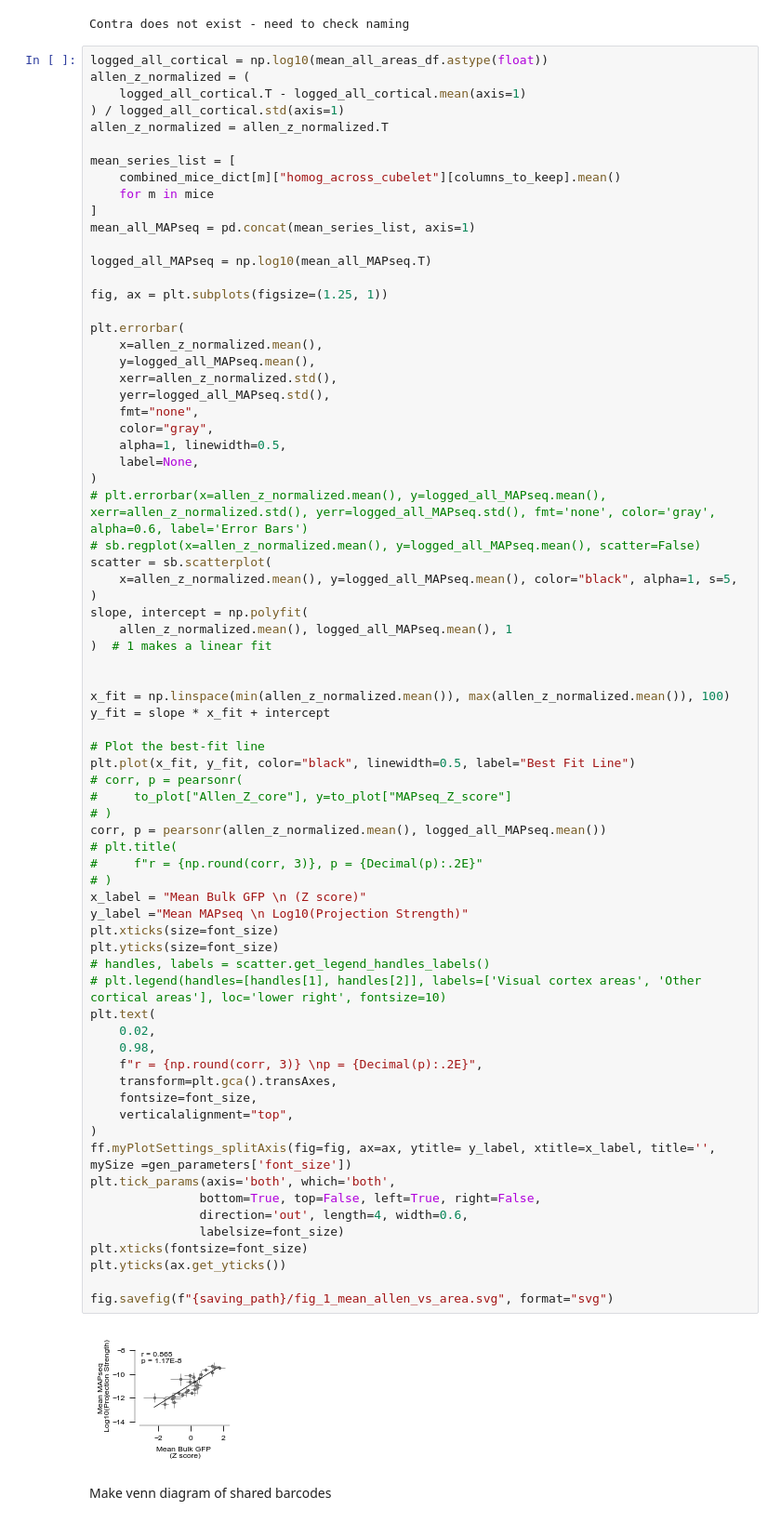
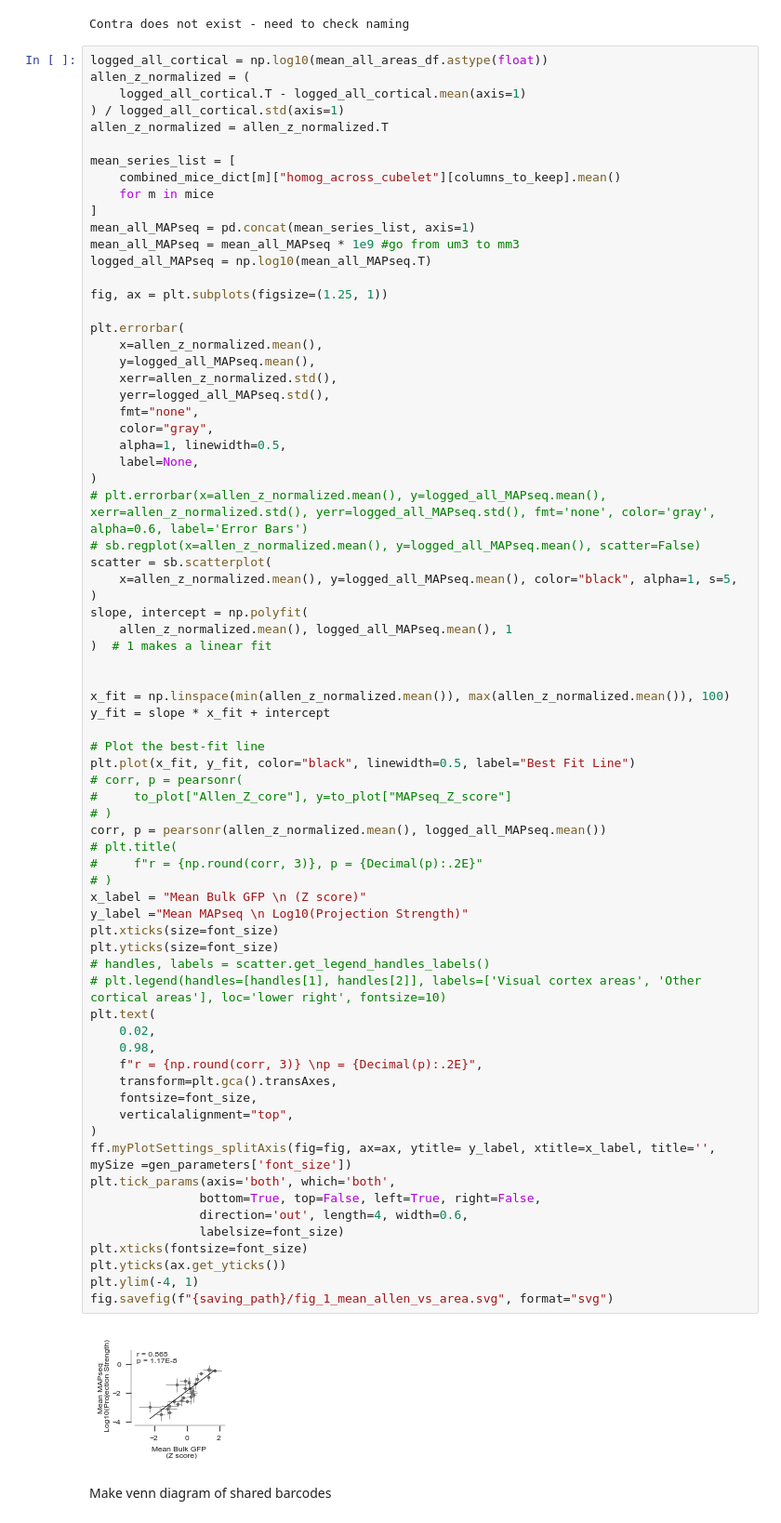
Before and after one commit to znamlab/MAPseq_processing, a Jupyter notebook: final_processing/fig_1_overview_dataset_updated.ipynb, the cells around one changed output. Shown at 93% size. Saved outputs shown, nothing was run; the diff lists cells and outputs as text.

```diff
--- a/final_processing/fig_1_overview_dataset_updated.ipynb
+++ b/final_processing/fig_1_overview_dataset_updated.ipynb
@@ -766,7 +766,7 @@ mean_series_list = [
     for m in mice
 ]
 mean_all_MAPseq = pd.concat(mean_series_list, axis=1)
-
+mean_all_MAPseq = mean_all_MAPseq * 1e9 #go from um3 to mm3
 logged_all_MAPseq = np.log10(mean_all_MAPseq.T)
 
 fig, ax = plt.subplots(figsize=(1.25, 1))
@@ -799,35 +799,35 @@ plt.plot(x_fit, y_fit, color="black", linewidth=0.5, label="Best Fit Line")
 # corr, p = pearsonr(
 #     to_plot["Allen_Z_core"], y=to_plot["MAPseq_Z_score"]
 # )
 corr, p = pearsonr(allen_z_normalized.mean(), logged_all_MAPseq.mean())
 # plt.title(
 #     f"r = {np.round(corr, 3)}, p = {Decimal(p):.2E}"
 # )
 x_label = "Mean Bulk GFP \n (Z score)"
 y_label ="Mean MAPseq \n Log10(Projection Strength)"
 plt.xticks(size=font_size)
 plt.yticks(size=font_size)
 # handles, labels = scatter.get_legend_handles_labels()
 # plt.legend(handles=[handles[1], handles[2]], labels=['Visual cortex areas', 'Other cortical areas'], loc='lower right', fontsize=10)
 plt.text(
     0.02,
     0.98,
     f"r = {np.round(corr, 3)} \np = {Decimal(p):.2E}",
     transform=plt.gca().transAxes,
     fontsize=font_size,
     verticalalignment="top",
 )
 ff.myPlotSettings_splitAxis(fig=fig, ax=ax, ytitle= y_label, xtitle=x_label, title='', mySize =gen_parameters['font_size'])
 plt.tick_params(axis='both', which='both',
                bottom=True, top=False, left=True, right=False,
                direction='out', length=4, width=0.6,
                labelsize=font_size)
 plt.xticks(fontsize=font_size)
 plt.yticks(ax.get_yticks())
-
+plt.ylim(-4, 1)
 fig.savefig(f"{saving_path}/fig_1_mean_allen_vs_area.svg", format="svg")
 # %% [output]
-[figure, old version]
+[figure, new version]
 # %% [markdown]
 Make venn diagram of shared barcodes
 # %%
```
Also changed, not shown: parts of 2 cells of this notebook.
